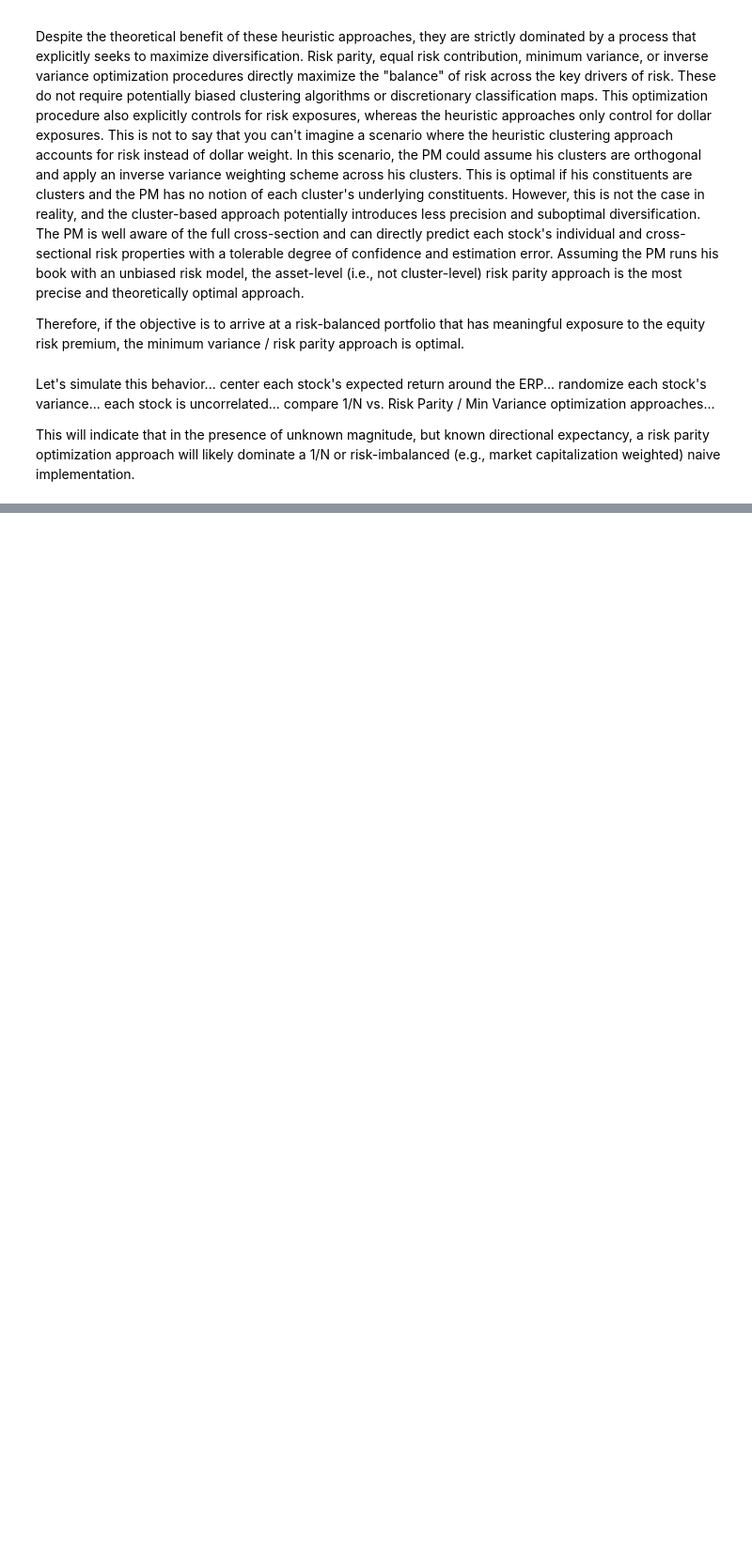
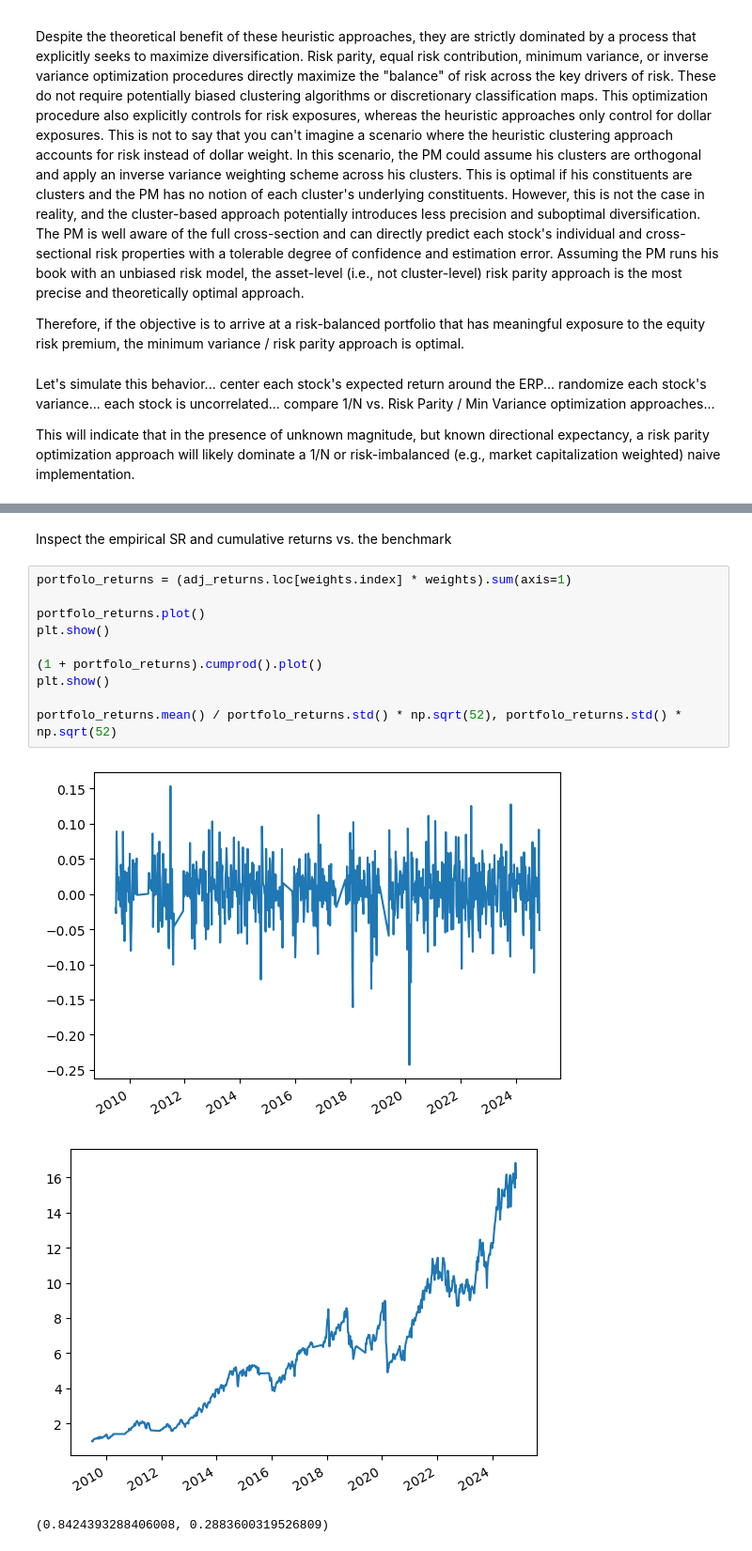
Before and after one commit to marcuskastevens/quant_research, a Jupyter notebook: expected_return_agnostic_portfolio_optimization.ipynb, the cells around one changed output, grey strips where cells are left out. Shown: that part at 94% size. Drawn from its saved outputs; the diff is of its cells as text; blank space fills up the shorter version.

```diff
--- a/expected_return_agnostic_portfolio_optimization.ipynb
+++ b/expected_return_agnostic_portfolio_optimization.ipynb
@@ -232,0 +399,16 @@ pd.concat(
+# %% [markdown]
+Inspect the empirical SR and cumulative returns vs. the benchmark
+# %%
+portfolo_returns = (adj_returns.loc[weights.index] * weights).sum(axis=1)
+
+portfolo_returns.plot()
+plt.show()
+
+(1 + portfolo_returns).cumprod().plot()
+plt.show()
+
+portfolo_returns.mean() / portfolo_returns.std() * np.sqrt(52), portfolo_returns.std() * np.sqrt(52)
+# %% [output]
+[figure, added]
+[figure, added]
+(0.8424393288406008, 0.2883600319526809)
```
Also changed, not shown: parts of 32 cells of this notebook.
